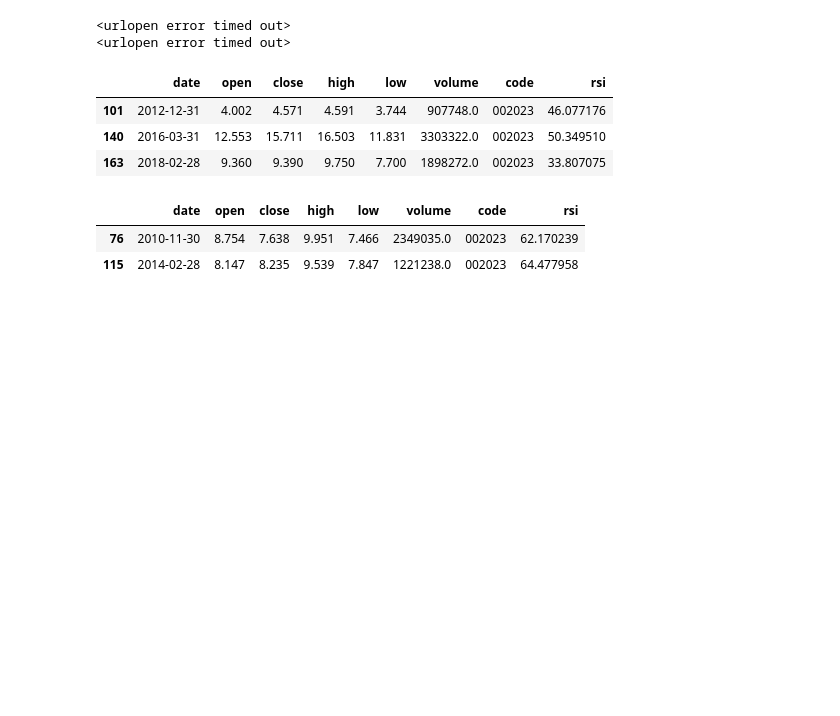
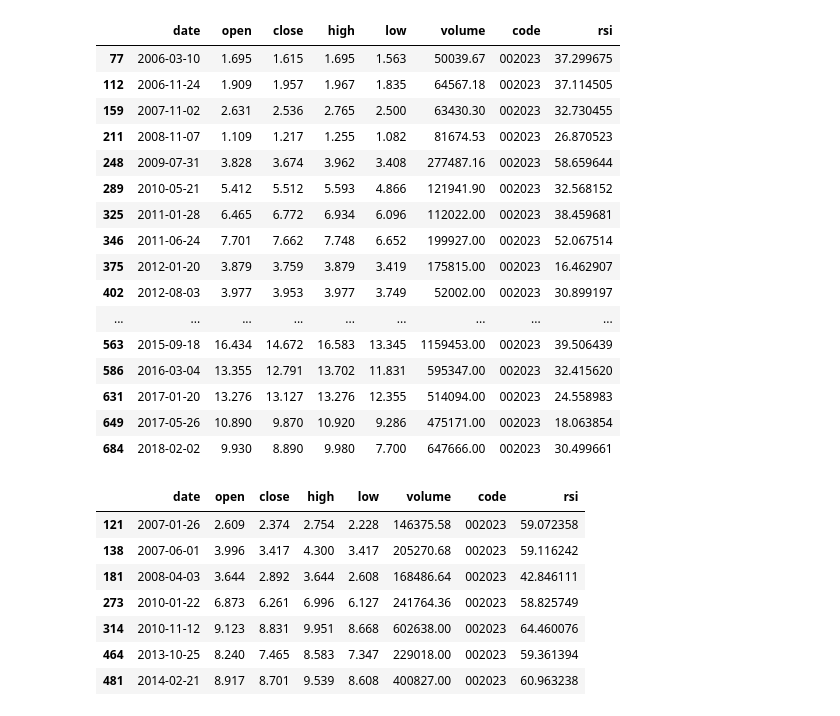
Before and after one commit to huanghan/notebook-01, a Jupyter notebook: 002023.ipynb, the cells around one changed output. Drawn from its saved outputs; the diff is of its cells as text; code cells hidden in the pictures; blank space fills up the shorter version.

```diff
--- a/002023.ipynb
+++ b/002023.ipynb
@@ -21,37 +21,54 @@ def get_high_point(df,columns,n):
         conds = conds & (df[columns].shift(i+1)<=df[columns]) &  (df[columns].shift(-i-1)<=df[columns])
     return df[conds]
 
-data = ts.get_k_data('002023', ktype='m',autype="qfq",index=False,start='2001-01-01', end='2018-05-15')
+data = ts.get_k_data('002023', ktype='w',autype="qfq",index=False,start='2001-01-01', end='2018-05-15')
 #RSI
 data["rsi"] = talib.RSI(data['close'].values, timeperiod=9)
-# %% [output]
-<urlopen error timed out>
-<urlopen error timed out>
 # %%
 #取底背离点
 def get_low_beili(df,columns1, columns2):
     return df[ (df[columns1].shift(1)>df[columns1]) & (df[columns2].shift(1)<df[columns2])  ]
 
 def get_high_beili(df,columns1, columns2):
     return df[ (df[columns1].shift(1)<df[columns1]) & (df[columns2].shift(1)>df[columns2])  ]
 
-k_LowPoint= get_low_point(data,"low",2).dropna()
+k_LowPoint= get_low_point(data,"low",3).dropna()
+k_LowPoint= get_low_point(k_LowPoint,"low",1).dropna()
 low_dest = get_low_beili(k_LowPoint,"low","rsi")
 
 low_dest
+k_LowPoint
 # %% [output]
 |  | date | open | close | high | low | volume | code | rsi |
-| 101 | 2012-12-31 | 4.002 | 4.571 | 4.591 | 3.744 | 907748.0 | 002023 | 46.077176 |
-| 140 | 2016-03-31 | 12.553 | 15.711 | 16.503 | 11.831 | 3303322.0 | 002023 | 50.349510 |
-| 163 | 2018-02-28 | 9.360 | 9.390 | 9.750 | 7.700 | 1898272.0 | 002023 | 33.807075 |
+| 77 | 2006-03-10 | 1.695 | 1.615 | 1.695 | 1.563 | 50039.67 | 002023 | 37.299675 |
+| 112 | 2006-11-24 | 1.909 | 1.957 | 1.967 | 1.835 | 64567.18 | 002023 | 37.114505 |
+| 159 | 2007-11-02 | 2.631 | 2.536 | 2.765 | 2.500 | 63430.30 | 002023 | 32.730455 |
+| 211 | 2008-11-07 | 1.109 | 1.217 | 1.255 | 1.082 | 81674.53 | 002023 | 26.870523 |
+| 248 | 2009-07-31 | 3.828 | 3.674 | 3.962 | 3.408 | 277487.16 | 002023 | 58.659644 |
+| 289 | 2010-05-21 | 5.412 | 5.512 | 5.593 | 4.866 | 121941.90 | 002023 | 32.568152 |
+| 325 | 2011-01-28 | 6.465 | 6.772 | 6.934 | 6.096 | 112022.00 | 002023 | 38.459681 |
+| 346 | 2011-06-24 | 7.701 | 7.662 | 7.748 | 6.652 | 199927.00 | 002023 | 52.067514 |
+| 375 | 2012-01-20 | 3.879 | 3.759 | 3.879 | 3.419 | 175815.00 | 002023 | 16.462907 |
+| 402 | 2012-08-03 | 3.977 | 3.953 | 3.977 | 3.749 | 52002.00 | 002023 | 30.899197 |
+| ... | ... | ... | ... | ... | ... | ... | ... | ... |
+| 563 | 2015-09-18 | 16.434 | 14.672 | 16.583 | 13.345 | 1159453.00 | 002023 | 39.506439 |
+| 586 | 2016-03-04 | 13.355 | 12.791 | 13.702 | 11.831 | 595347.00 | 002023 | 32.415620 |
+| 631 | 2017-01-20 | 13.276 | 13.127 | 13.276 | 12.355 | 514094.00 | 002023 | 24.558983 |
+| 649 | 2017-05-26 | 10.890 | 9.870 | 10.920 | 9.286 | 475171.00 | 002023 | 18.063854 |
+| 684 | 2018-02-02 | 9.930 | 8.890 | 9.980 | 7.700 | 647666.00 | 002023 | 30.499661 |
 # %%
-k_heightPoint= get_high_point(data,"high",2).dropna()
+k_heightPoint= get_high_point(data,"high",3).dropna()
 high_dest = get_high_beili(k_heightPoint,"high","rsi")
 high_dest
 # %% [output]
 |  | date | open | close | high | low | volume | code | rsi |
-| 76 | 2010-11-30 | 8.754 | 7.638 | 9.951 | 7.466 | 2349035.0 | 002023 | 62.170239 |
-| 115 | 2014-02-28 | 8.147 | 8.235 | 9.539 | 7.847 | 1221238.0 | 002023 | 64.477958 |
+| 121 | 2007-01-26 | 2.609 | 2.374 | 2.754 | 2.228 | 146375.58 | 002023 | 59.072358 |
+| 138 | 2007-06-01 | 3.996 | 3.417 | 4.300 | 3.417 | 205270.68 | 002023 | 59.116242 |
+| 181 | 2008-04-03 | 3.644 | 2.892 | 3.644 | 2.608 | 168486.64 | 002023 | 42.846111 |
+| 273 | 2010-01-22 | 6.873 | 6.261 | 6.996 | 6.127 | 241764.36 | 002023 | 58.825749 |
+| 314 | 2010-11-12 | 9.123 | 8.831 | 9.951 | 8.668 | 602638.00 | 002023 | 64.460076 |
+| 464 | 2013-10-25 | 8.240 | 7.465 | 8.583 | 7.347 | 229018.00 | 002023 | 59.361394 |
+| 481 | 2014-02-21 | 8.917 | 8.701 | 9.539 | 8.608 | 400827.00 | 002023 | 60.963238 |
 # %%
  #绘制K线图
 
```
Also changed, not shown: parts of 1 cell of this notebook.
